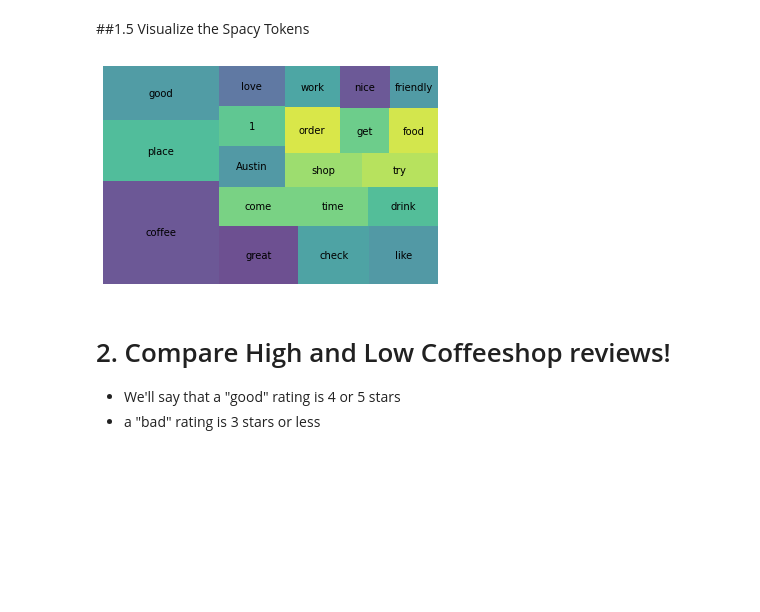
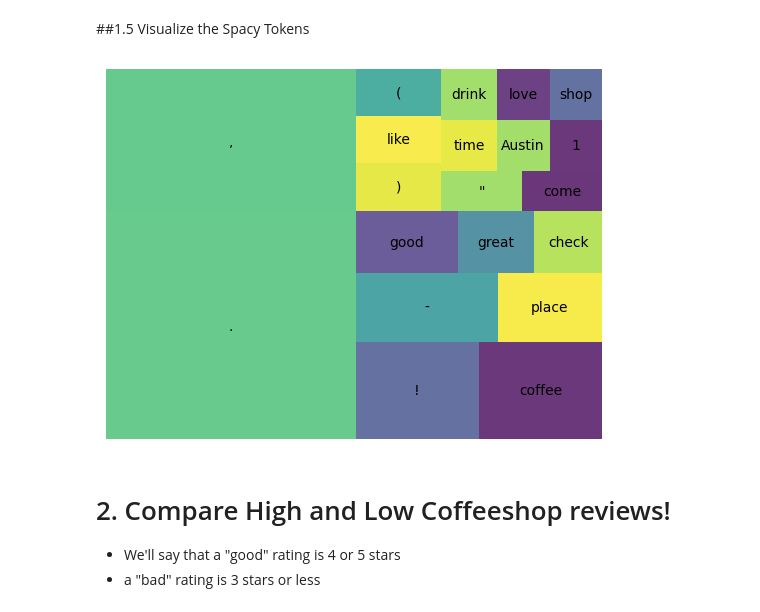
Before and after one commit to Vasanta2002/sprint_13, a Jupyter notebook: module1-text-data/DS_411_Text_Data_Assignment.ipynb, the cells around one changed output. Drawn from its saved outputs; the diff is of its cells as text; code cells hidden in the pictures; blank space fills up the shorter version.

```diff
--- a/module1-text-data/DS_411_Text_Data_Assignment.ipynb
+++ b/module1-text-data/DS_411_Text_Data_Assignment.ipynb
@@ -425,7 +438,7 @@ import spacy
 # import the large version of the pre-trained model
 # depending on your computational resources/limitations, you might need to download and load in a smaller version of the model
 # see the spaCy docs: https://spacy.io/models/en
-nlp = ... #YOUR CODE HERE
+nlp = spacy.load("en_core_web_md")
 # %% [markdown]
 ## Remove stop word, punctuation and whitespace from each token
 # %%
@@ -448,15 +461,18 @@ def spacy_tokenizer(text):
     text: string
         Full text article/document that needs to be tokenized
     """
-    tokens = []
-    for token in nlp(text):
-        # if statement will filter out stopwords, punctuation, and whitespace
-        # COMPLETE THE CODE HERE
-        if ( ... ):
-            # Now lemmatize!
-            tokens.append(token.?)
+    # tokens = []
+    # for token in nlp(text):
+    #     # if statement will filter out stopwords, punctuation, and whitespace
+    #     # COMPLETE THE CODE HERE
+    #     if (token.is_stop != True) and (token.is_space != True):
+    #         # Now lemmatize!
+    #         tokens.append(token.lemma_)
 
-    return tokens
+    # return tokens
+    doc = nlp(text)
+
+    return [token.lemma_ for token in doc if (token.is_stop != True) and (token.is_space != True)]
 # %%
 df['full_review_text'][10]
 # %% [output]
@@ -465,5 +481,6 @@ df['full_review_text'][10]
 # This code cell takes ~ 3 minutes on Google Colab
 %%time
 # YOUR CODE HERE
-df['spacy_tokens'] = df['?'].apply(?)
+# df['spacy_tokens'] = df['full_review_text'].apply(spacy_tokenizer)
+df['spacy_tokens'] = df.full_review_text.apply(lambda text: spacy_tokenizer(text))
 # %% [output]
@@ -483,13 +500,13 @@ df.head()
 # %%
 wc = count(df['spacy_tokens'])
 
 wc_top20 = wc[wc['rank'] <= 20]
 
-squarify... #YOUR CODE HERE
+squarify.plot(sizes=wc_top20['fraction_of_total'], label=wc_top20['word'], alpha=.8 )
 plt.axis('off')
 plt.show()
 # %% [output]
-[figure, old version]
+[figure, new version]
 # %% [markdown]
 # 2. Compare High and Low Coffeeshop reviews!
 
```
Also changed, not shown: parts of 10 cells of this notebook.
